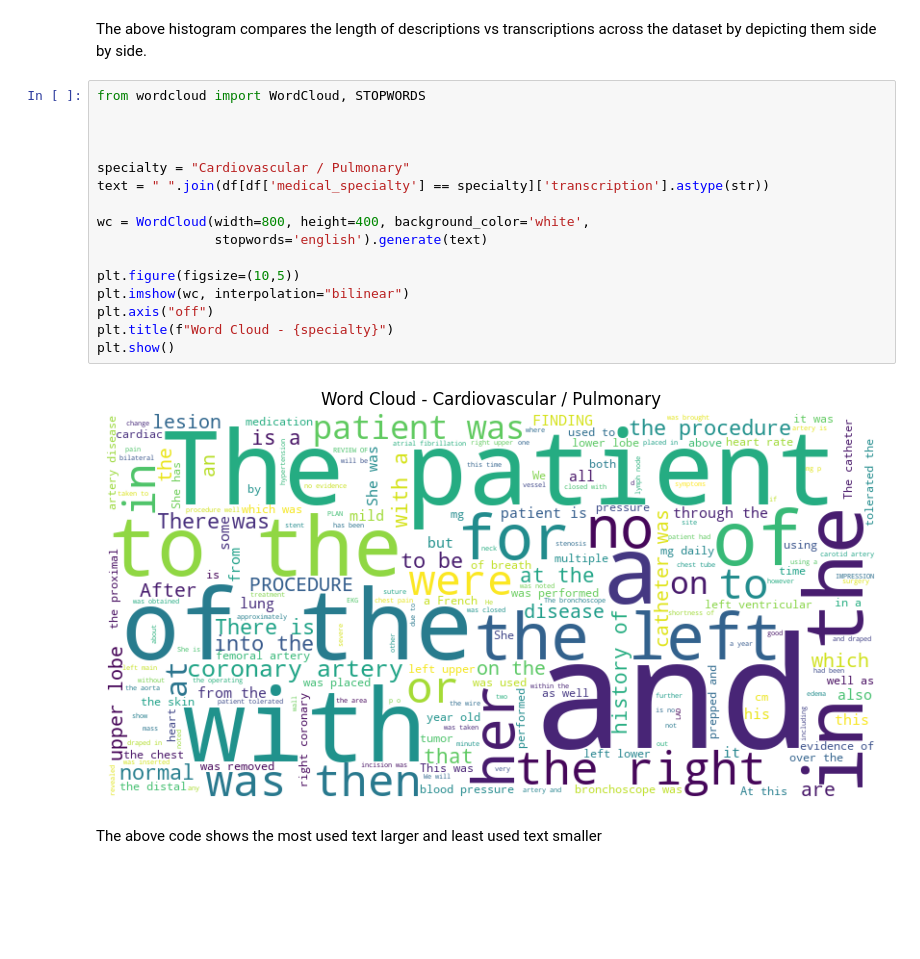
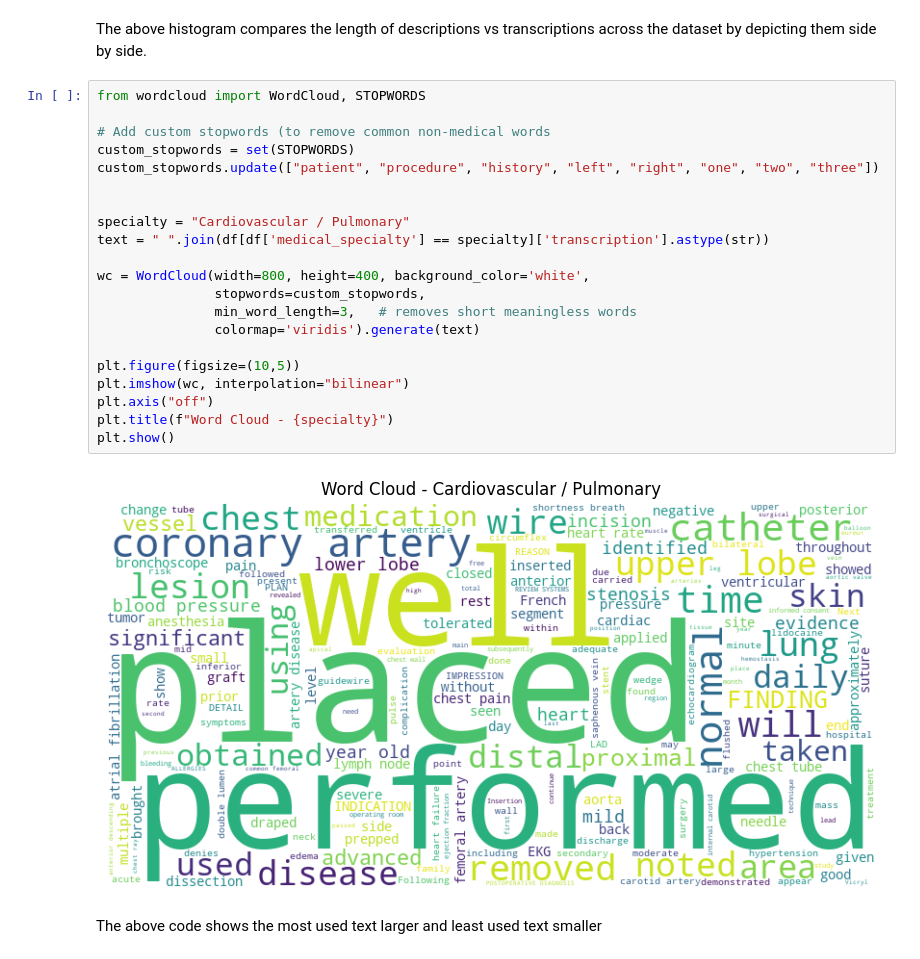
Before and after one commit to CortexTech/Clinical-Document-Classification-System, a Jupyter notebook: 1_eda_and_preprocessing.ipynb, the cells around one changed output. Saved outputs shown, nothing was run; the diff lists cells and outputs as text; blank space fills up the shorter version.

Commit message:
Added some configurations to WordCLoud filteration

```diff
--- a/1_eda_and_preprocessing.ipynb
+++ b/1_eda_and_preprocessing.ipynb
@@ -43,20 +43,25 @@ The above histogram compares the length of descriptions vs transcriptions across
 # %%
 from wordcloud import WordCloud, STOPWORDS
 
+# Add custom stopwords (to remove common non-medical words
+custom_stopwords = set(STOPWORDS)
+custom_stopwords.update(["patient", "procedure", "history", "left", "right", "one", "two", "three"])
 
 
 specialty = "Cardiovascular / Pulmonary"
 text = " ".join(df[df['medical_specialty'] == specialty]['transcription'].astype(str))
 
 wc = WordCloud(width=800, height=400, background_color='white',
-               stopwords='english').generate(text)
+               stopwords=custom_stopwords,
+               min_word_length=3,   # removes short meaningless words
+               colormap='viridis').generate(text)
 
 plt.figure(figsize=(10,5))
 plt.imshow(wc, interpolation="bilinear")
 plt.axis("off")
 plt.title(f"Word Cloud - {specialty}")
 plt.show()
 # %% [output]
-[figure, old version]
+[figure, new version]
 # %% [markdown]
 The above code shows the most used text larger and least used text smaller
```
